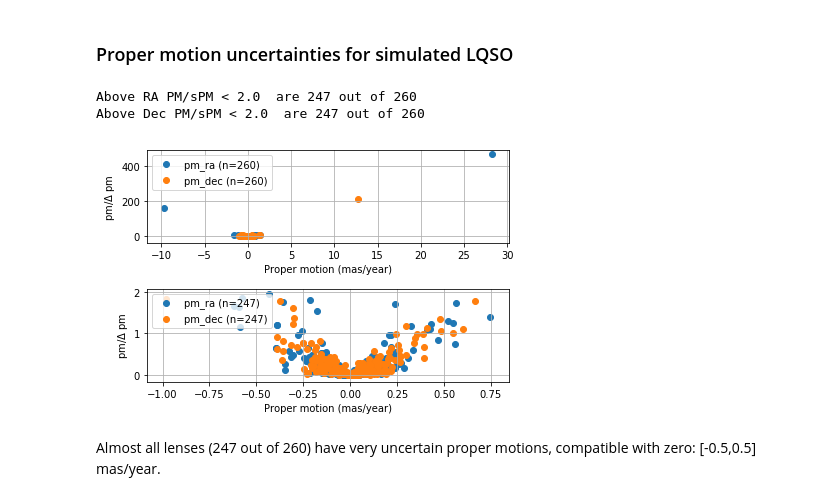
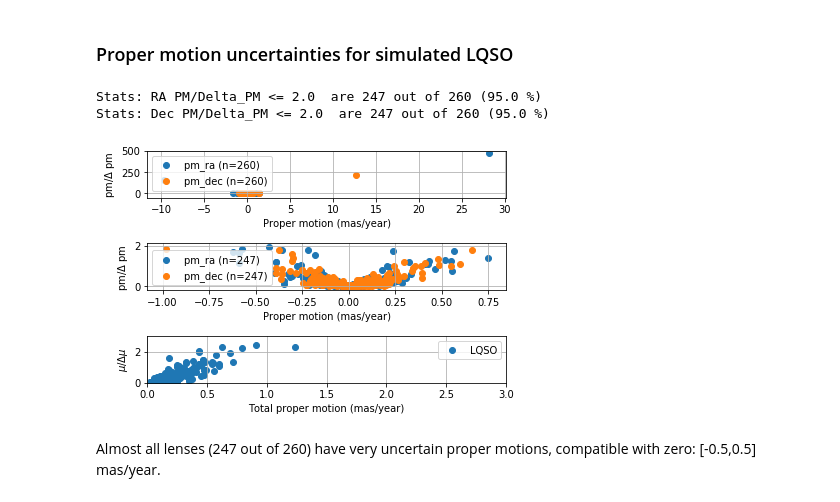
Before and after one commit to ivvv/MIsc, a Jupyter notebook: Lensed QSO experiments.ipynb, the cells around one changed output. Saved outputs shown, nothing was run; the diff lists cells and outputs as text; code cells hidden in the pictures.

```diff
--- a/Lensed QSO experiments.ipynb
+++ b/Lensed QSO experiments.ipynb
@@ -24,16 +25,16 @@ wdir = os.path.expanduser('~') + '/Dropbox/Work/Gaia-QSO'
 t = Table.read('{}/simDataSet1.csv.gzip'.format(wdir),format='ascii.csv')
 nt = len(t)
 # now check how many are type 'Lensed QSO'
-ix = t['type'] == 'LQSO'
-tlens = t[ix]
+i_lqso = t['type'] == 'LQSO'
+tlens = t[i_lqso]
 nlens = len(tlens)
 #
-ix = t['type'] == 'QSO'
-tqso = t[ix]
+i_qso = t['type'] == 'QSO'
+tqso = t[i_qso]
 nqso = len(tqso)
 #
-ix = t['type'] == 'STAR'
-tstar = t[ix]
+i_star = t['type'] == 'STAR'
+tstar = t[i_star]
 nstar = len(tstar)
 print ("Out of {} entries in the table, {} are with type lens (LQSO)".format(nt,nlens))
 print ("Out of {} entries in the table, {} are with type QSO".format(nt,nqso))
@@ -76,40 +95,53 @@ The three normalized distributions of the RA nd Dec proper motions are clearly d
 # %%
 # now the proper motion errors for lenses
 #
 t_pmra = np.abs(tlens['pmra']/tlens['pmra_error'])
 t_pmdec = np.abs(tlens['pmdec']/tlens['pmdec_error'])
+#
 nra = len(t_pmra)
 ndec = len(t_pmdec)
 #
-fig, axes = plt.subplots(nrows=2, ncols=1)
-ax0, ax1 = axes.flatten()
+fig, axes = plt.subplots(nrows=3, ncols=1)
+ax0, ax1, ax2 = axes.flatten()
 ax0.scatter(tlens['pmra'],t_pmra,label='pm_ra (n={})'.format(nra))
 ax0.scatter(tlens['pmdec'],t_pmdec,label='pm_dec (n={})'.format(ndec))
 ax0.set_xlabel('Proper motion (mas/year)')
 ax0.set_ylabel('pm/$\Delta$ pm')
 ax0.grid(True)
 ax0.legend(loc=2)
 #
-# now those with SNR >= 2
+# now those with SNR >= threshold
 #
-ix1 = np.where(t_pmra < 2.0)[0]
-ix2 = np.where(t_pmdec < 2.0)[0]
+pm_limit_snr = 2.0
+ix1 = np.where(t_pmra <= pm_limit_snr)[0]
+nx1 = len(np.where(ix1)[0])
+ix2 = np.where(t_pmdec <= pm_limit_snr)[0]
+nx2 = len(np.where(ix2)[0])
 #
-print ("Above RA PM/sPM < 2.0  are {} out of {}".format(len(np.where(ix1)[0]),len(t_pmra)))
-print ("Above Dec PM/sPM < 2.0  are {} out of {}".format(len(np.where(ix2)[0]),len(t_pmdec)))
+print ("Stats: RA PM/Delta_PM <= {}  are {} out of {} ({:.1f} %)".format(pm_limit_snr,nx1,len(t_pmra),100*nx1/len(t_pmra)))
+print ("Stats: Dec PM/Delta_PM <= {}  are {} out of {} ({:.1f} %)".format(pm_limit_snr,nx2,len(t_pmdec),100*nx2/len(t_pmdec)))
 #
 ax1.scatter(tlens['pmra'][ix1],t_pmra[ix1],label='pm_ra (n={})'.format(len(np.where(ix1)[0])))
 ax1.scatter(tlens['pmdec'][ix2],t_pmdec[ix2],label='pm_dec (n={})'.format(len(np.where(ix2)[0])))
 ax1.set_xlabel('Proper motion (mas/year)')
 ax1.set_ylabel('pm/$\Delta$ pm')
 ax1.grid(True)
-ax1.legend(loc=2)
+ax1.legend()
+# now mu
+#ax2.scatter(mu[i_qso],mu[i_qso]/mu_error[i_qso],label='QSO')
+ax2.scatter(mu[i_lqso],mu[i_lqso]/mu_error[i_lqso],label='LQSO')
+ax2.set_xlabel('Total proper motion (mas/year)')
+ax2.set_ylabel('$\mu/\Delta \mu$')
+ax2.set_xlim((0.0,3.0))
+ax2.set_ylim((0.0,3.0))
+ax2.grid(True)
+ax2.legend()
 fig.tight_layout()
 plt.show()
 # %% [output]
-Above RA PM/sPM < 2.0  are 247 out of 260
-Above Dec PM/sPM < 2.0  are 247 out of 260
+Stats: RA PM/Delta_PM <= 2.0  are 247 out of 260 (95.0 %)
+Stats: Dec PM/Delta_PM <= 2.0  are 247 out of 260 (95.0 %)
-[figure, old version]
+[figure, new version]
 # %% [markdown]
 Almost all lenses (247 out of 260) have very uncertain proper motions, compatible with zero: [-0.5,0.5] mas/year.
 # %% [markdown]
```
Also changed, not shown: parts of 6 cells of this notebook.
